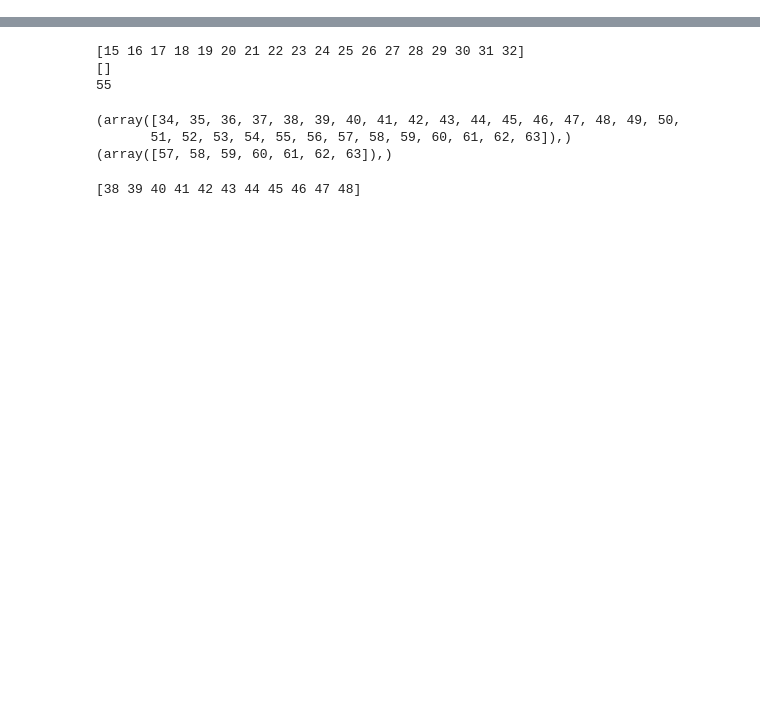
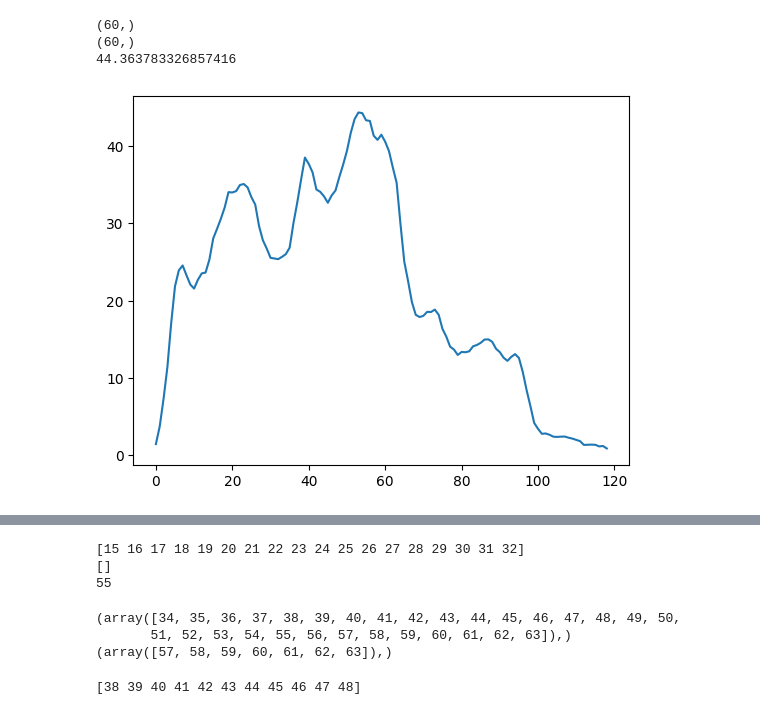
Before and after one commit to davindicode/UCM-interpret, a Jupyter notebook: preprocess/select_units_HDC.ipynb, the cells around one changed output, grey strips where cells are left out. Cells and saved outputs as stored; diff of their text form; code cells hidden in the pictures; blank space fills up the shorter version.

```diff
--- a/preprocess/select_units_HDC.ipynb
+++ b/preprocess/select_units_HDC.ipynb
@@ -105,3 +120,22 @@ plt.show()
+# %%
+# compute cross correlations
+
+# neurons to compare
+ne1 = 7
+ne2 = 8
+print(hd_rate[ne1, :].shape)
+print(hd_rate[ne2, :].shape)
+
+correlations = np.correlate(hd_rate[ne1, :], hd_rate[ne2, :], mode='full')
+
+fig, ax = plt.subplots()
+ax.plot(correlations)
+print(np.max(correlations))
+# %% [output]
+(60,)
+(60,)
+44.363783326857416
+[figure, added]
 # %%
 np.array(unit_used)
 # %% [output]
```
Also changed, not shown: parts of 13 cells of this notebook, 6 other files.
